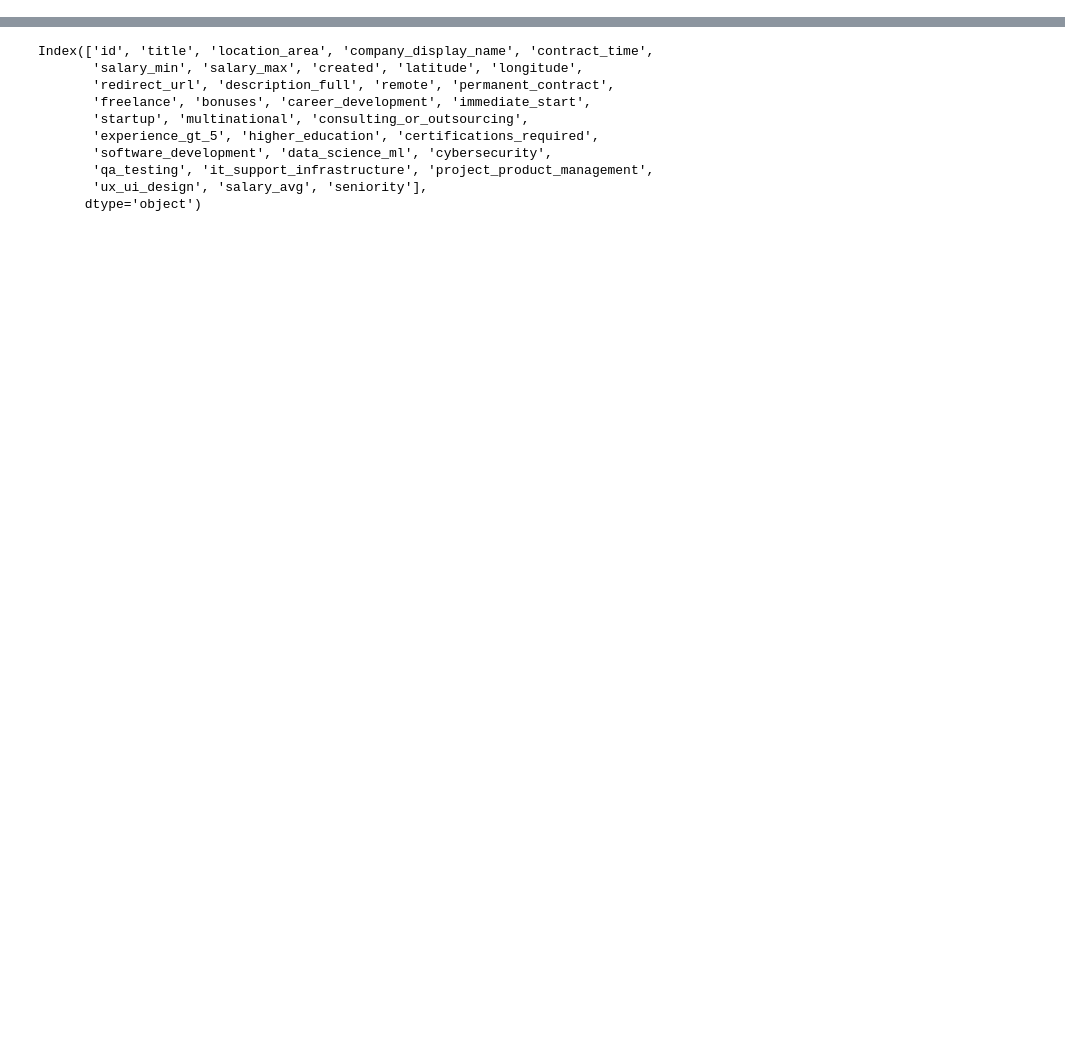
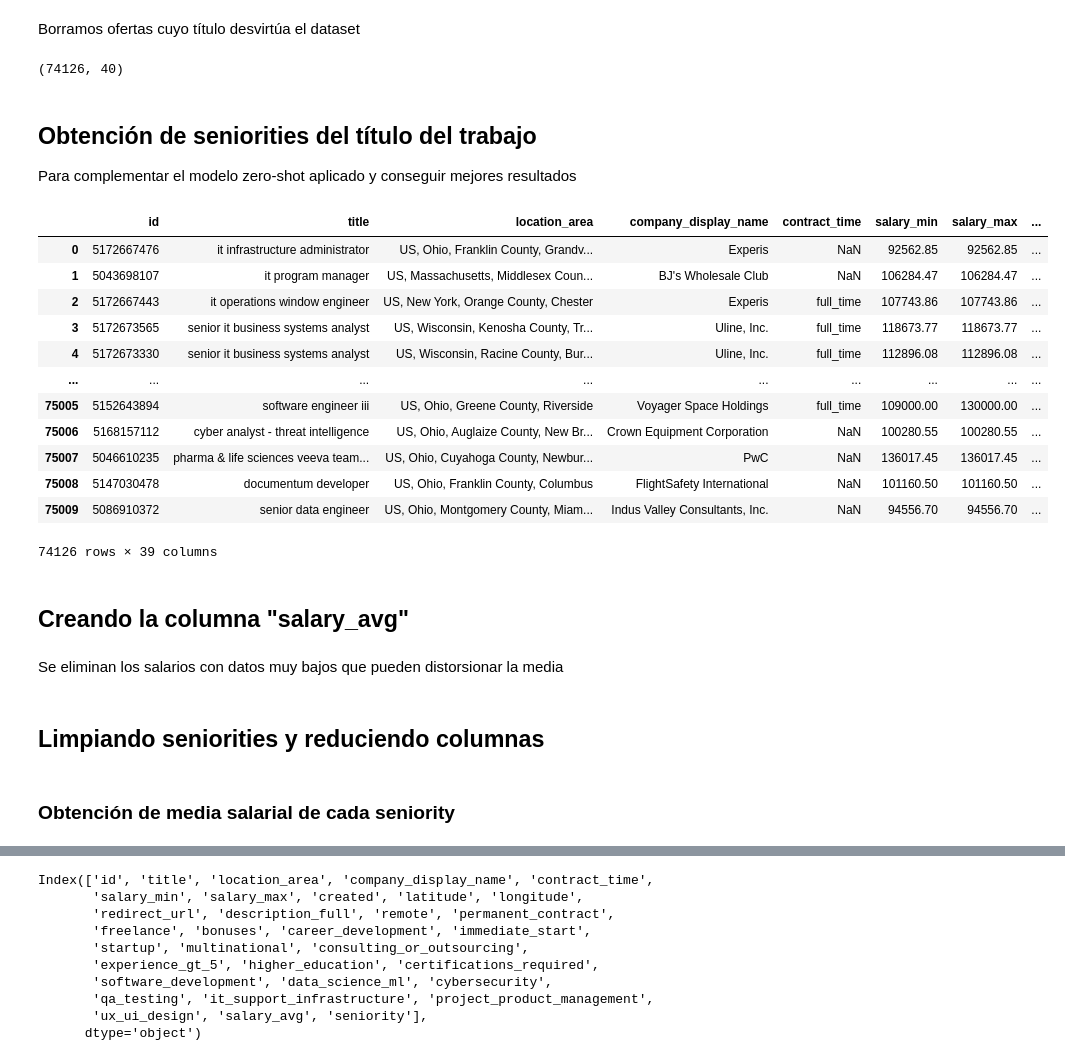
Before and after one commit to javier-senda/final-project, a Jupyter notebook: EDA/pre-EDA.ipynb, the cells around one changed output, grey strips where cells are left out. Cells and saved outputs as stored; diff of their text form; code cells hidden in the pictures; blank space fills up the shorter version.

Commit message:
dataset cleaning and eda

```diff
--- a/EDA/pre-EDA.ipynb
+++ b/EDA/pre-EDA.ipynb
@@ -49,0 +34,2 @@ df.columns.to_list()
+# %% [markdown]
+Borramos ofertas cuyo título desvirtúa el dataset
@@ -49,0 +61,62 @@ df.columns.to_list()
+# %%
+df.shape
+# %% [output]
+(74126, 40)
+# %% [markdown]
+## Obtención de seniorities del título del trabajo
+Para complementar el modelo zero-shot aplicado y conseguir mejores resultados
+# %%
+# Paso 1: Definir patrones regex por nivel de seniority (con prioridad)
+seniority_regex = [
+    ("cto", r"\b(?:cto|chief technology officer)\b"),
+    ("principal_or_manager", r"\b(?:principal|manager)\b"),
+    ("lead", r"\blead\b"),
+    ("senior", r"\b(?:senior|sr)\b"),
+    ("junior", r"\b(?:junior|jr)\b"),
+    ("intern", r"\b(?:intern|trainee|internship|apprentice)\b")
+]
+
+# Paso 2: Asegurar que 'title' esté en minúsculas y sin NaNs
+df["title"] = df["title"].fillna("").str.lower()
+
+# Paso 3: Crear columnas auxiliares *_title para detección con regex
+for level, pattern in seniority_regex:
+    df[level + "_title"] = df["title"].str.contains(pattern, regex=True, na=False).astype(int)
+
+# Paso 4: Asegurar que las columnas reales existen (crear 'cto' si hace falta)
+for level, _ in seniority_regex:
+    if level not in df.columns:
+        df[level] = 0
+
+# Paso 5: Si *_title es 1, sustituir la columna real por 1
+for level, _ in seniority_regex:
+    df.loc[df[level + "_title"] == 1, level] = 1
+
+# Paso 6: Eliminar las columnas *_title
+df.drop(columns=[level + "_title" for level, _ in seniority_regex], inplace=True)
+
+# Paso 7: Crear la columna 'seniority' según prioridad
+df['seniority'] = 'unknown'
+for level, _ in seniority_regex:
+    df.loc[(df[level] == 1) & (df['seniority'] == 'unknown'), 'seniority'] = level
+# %%
+columns_to_drop = ["cto"]
+df.drop(columns=columns_to_drop)
+# %% [output]
+|  | id | title | location_area | company_display_name | contract_time | salary_min | salary_max | ... |
+| 0 | 5172667476 | it infrastructure administrator | US, Ohio, Franklin County, Grandv... | Experis | NaN | 92562.85 | 92562.85 | ... |
+| 1 | 5043698107 | it program manager | US, Massachusetts, Middlesex Coun... | BJ's Wholesale Club | NaN | 106284.47 | 106284.47 | ... |
+| 2 | 5172667443 | it operations window engineer | US, New York, Orange County, Chester | Experis | full_time | 107743.86 | 107743.86 | ... |
+| 3 | 5172673565 | senior it business systems analyst | US, Wisconsin, Kenosha County, Tr... | Uline, Inc. | full_time | 118673.77 | 118673.77 | ... |
+| 4 | 5172673330 | senior it business systems analyst | US, Wisconsin, Racine County, Bur... | Uline, Inc. | full_time | 112896.08 | 112896.08 | ... |
+| ... | ... | ... | ... | ... | ... | ... | ... | ... |
+| 75005 | 5152643894 | software engineer iii | US, Ohio, Greene County, Riverside | Voyager Space Holdings | full_time | 109000.00 | 130000.00 | ... |
+| 75006 | 5168157112 | cyber analyst - threat intelligence | US, Ohio, Auglaize County, New Br... | Crown Equipment Corporation | NaN | 100280.55 | 100280.55 | ... |
+| 75007 | 5046610235 | pharma & life sciences veeva team... | US, Ohio, Cuyahoga County, Newbur... | PwC | NaN | 136017.45 | 136017.45 | ... |
+| 75008 | 5147030478 | documentum developer | US, Ohio, Franklin County, Columbus | FlightSafety International | NaN | 101160.50 | 101160.50 | ... |
+| 75009 | 5086910372 | senior data engineer | US, Ohio, Montgomery County, Miam... | Indus Valley Consultants, Inc. | NaN | 94556.70 | 94556.70 | ... |
+74126 rows × 39 columns
+# %% [markdown]
+## Creando la columna "salary_avg"
+# %% [markdown]
+Se eliminan los salarios con datos muy bajos que pueden distorsionar la media
@@ -49,0 +128,4 @@ df.columns.to_list()
+# %% [markdown]
+## Limpiando seniorities y reduciendo columnas
+# %% [markdown]
+### Obtención de media salarial de cada seniority
```
Also changed, not shown: parts of 31 cells of this notebook, 1 other file.
